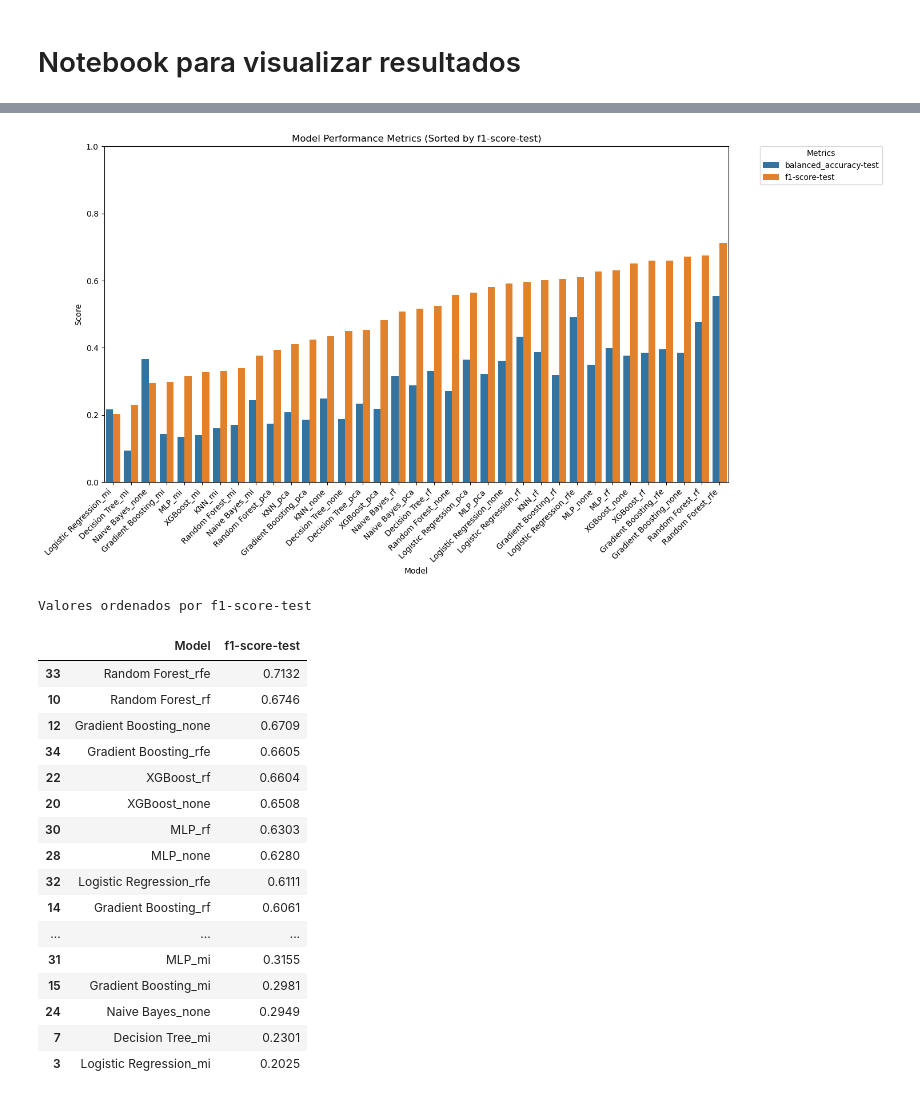
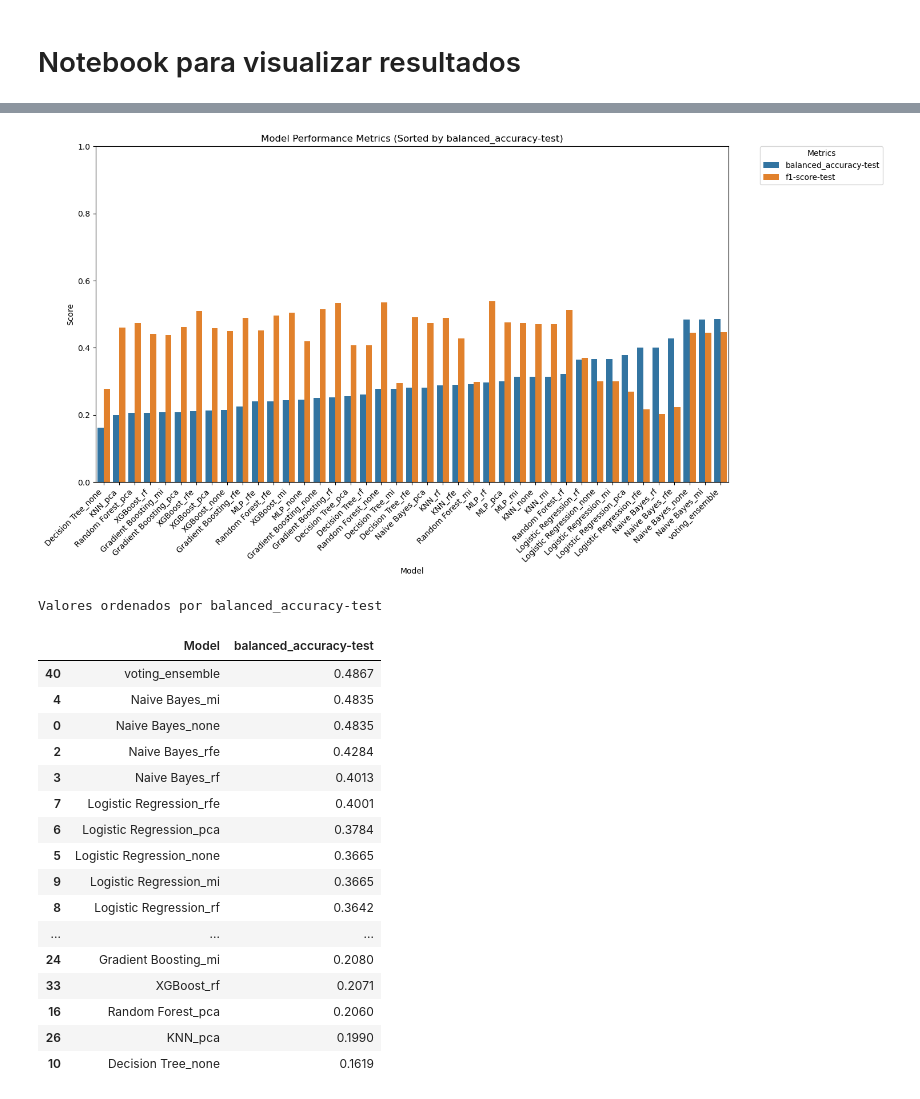
Before and after one commit to patriciajaques/MultiClass-Detection-Suite, a Jupyter notebook: src/notebooks/results_visualization.ipynb, the cells around one changed output, grey strips where cells are left out. Saved outputs shown, nothing was run; the diff lists cells and outputs as text; code cells hidden in the pictures.

```diff
--- a/src/notebooks/results_visualization.ipynb
+++ b/src/notebooks/results_visualization.ipynb
@@ -130,24 +130,24 @@ plot_model_metrics_heatmap(results_file_path,
 # %%
 plot_grouped_metrics(results_file_path,
                      value_vars=['balanced_accuracy-test', 'f1-score-test'],
-                     sort_by='f1-score-test', figsize=(15, 8))
+                     sort_by='balanced_accuracy-test', figsize=(15, 8))
 # %% [output]
-[figure, old version]
+[figure, new version]
-Valores ordenados por f1-score-test
+Valores ordenados por balanced_accuracy-test
-|  | Model | f1-score-test |
-| 33 | Random Forest_rfe | 0.7132 |
-| 10 | Random Forest_rf | 0.6746 |
-| 12 | Gradient Boosting_none | 0.6709 |
-| 34 | Gradient Boosting_rfe | 0.6605 |
-| 22 | XGBoost_rf | 0.6604 |
-| 20 | XGBoost_none | 0.6508 |
-| 30 | MLP_rf | 0.6303 |
-| 28 | MLP_none | 0.6280 |
-| 32 | Logistic Regression_rfe | 0.6111 |
-| 14 | Gradient Boosting_rf | 0.6061 |
+|  | Model | balanced_accuracy-test |
+| 40 | voting_ensemble | 0.4867 |
+| 4 | Naive Bayes_mi | 0.4835 |
+| 0 | Naive Bayes_none | 0.4835 |
+| 2 | Naive Bayes_rfe | 0.4284 |
+| 3 | Naive Bayes_rf | 0.4013 |
+| 7 | Logistic Regression_rfe | 0.4001 |
+| 6 | Logistic Regression_pca | 0.3784 |
+| 5 | Logistic Regression_none | 0.3665 |
+| 9 | Logistic Regression_mi | 0.3665 |
+| 8 | Logistic Regression_rf | 0.3642 |
 | ... | ... | ... |
-| 31 | MLP_mi | 0.3155 |
-| 15 | Gradient Boosting_mi | 0.2981 |
-| 24 | Naive Bayes_none | 0.2949 |
-| 7 | Decision Tree_mi | 0.2301 |
-| 3 | Logistic Regression_mi | 0.2025 |
+| 24 | Gradient Boosting_mi | 0.2080 |
+| 33 | XGBoost_rf | 0.2071 |
+| 16 | Random Forest_pca | 0.2060 |
+| 26 | KNN_pca | 0.1990 |
+| 10 | Decision Tree_none | 0.1619 |
```
Also changed, not shown: parts of 1 cell of this notebook, 10 other files.
